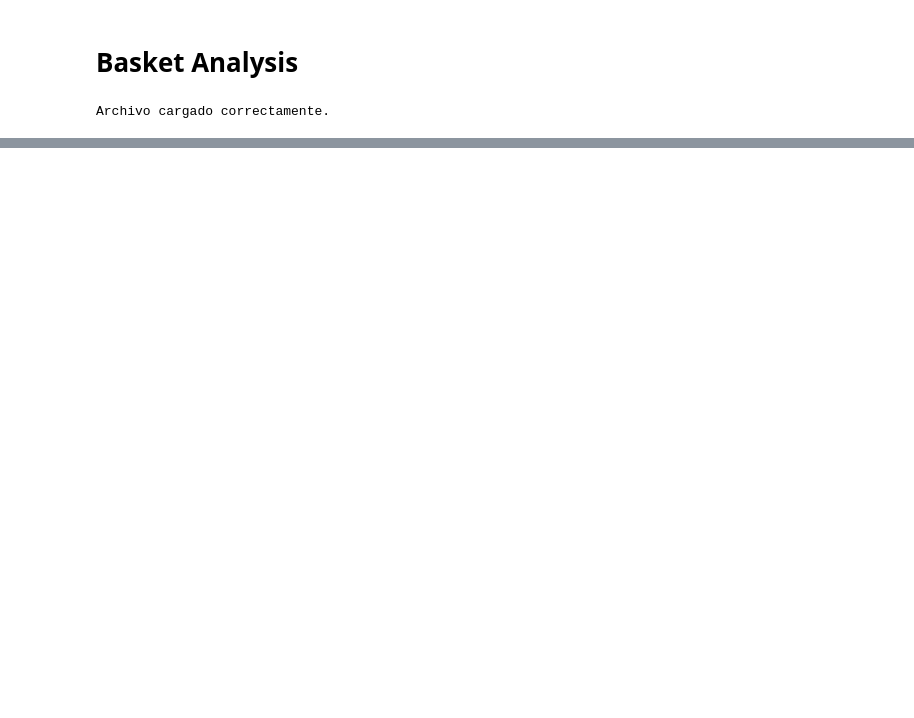
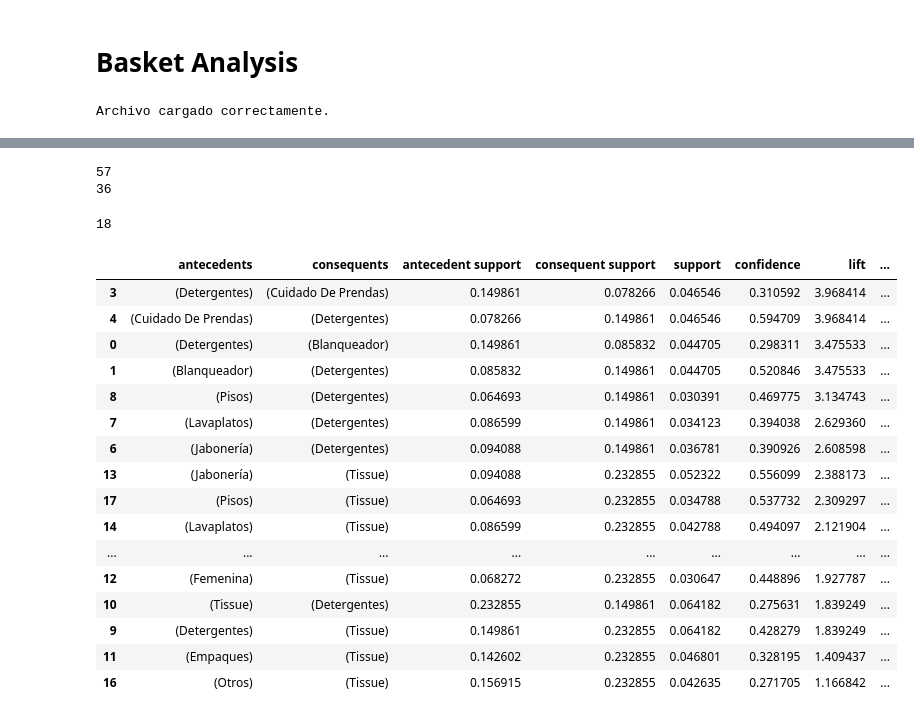
Before and after one commit to ZabakJL/ProyectoMiniMarket, a Jupyter notebook: notebooks/03_basket_analysis.ipynb, the cells around one changed output, grey strips where cells are left out. Cells and saved outputs as stored; diff of their text form; code cells hidden in the pictures; blank space fills up the shorter version.

```diff
--- a/notebooks/03_basket_analysis.ipynb
+++ b/notebooks/03_basket_analysis.ipynb
@@ -84,0 +172,58 @@ fig = vdf.graficar_coordenadas_paralelas(mejores_reglas_apriori)
+# %%
+#### Crear un grid de parámetros para probar
+parametros_grid = list(ParameterGrid({
+    'soporte_minimo': [0.02],
+    'confianza_minima': [0.25]
+}))
+
+# Calibrar Apriori
+mejor_configuracion_apriori, mejores_reglas_apriori, itemsets_frecuentes_apriori = ba.calibrar_apriori(datos, parametros_grid)
+
+print(len(mejores_reglas_apriori))
+
+# Mostrar el top 10 de reglas de Apriori
+mejores_reglas_apriori.sort_values(by='lift', ascending=False)
+
+# Crear la columna combinada con el conjunto de antecedents y consequents
+mejores_reglas_apriori['combinacion'] = mejores_reglas_apriori.apply(lambda row: frozenset(row['antecedents']).union(row['consequents']), axis=1)
+
+# Obtener combinaciones únicas
+combinaciones_unicas = mejores_reglas_apriori.drop_duplicates(subset='combinacion')
+
+print(len(combinaciones_unicas))
+# %% [output]
+57
+36
+# %%
+### Crear un grid de parámetros para probar
+parametros_grid = list(ParameterGrid({
+    'soporte_minimo': [0.03],
+    'confianza_minima': [0.25]
+}))
+
+# Calibrar Apriori
+mejor_configuracion_apriori, mejores_reglas_apriori, itemsets_frecuentes_apriori = ba.calibrar_apriori(datos, parametros_grid)
+
+print(len(mejores_reglas_apriori))
+
+# Mostrar el top 10 de reglas de Apriori
+mejores_reglas_apriori.sort_values(by='lift', ascending=False)
+# %% [output]
+18
+|  | antecedents | consequents | antecedent support | consequent support | support | confidence | lift | ... |
+| 3 | (Detergentes) | (Cuidado De Prendas) | 0.149861 | 0.078266 | 0.046546 | 0.310592 | 3.968414 | ... |
+| 4 | (Cuidado De Prendas) | (Detergentes) | 0.078266 | 0.149861 | 0.046546 | 0.594709 | 3.968414 | ... |
+| 0 | (Detergentes) | (Blanqueador) | 0.149861 | 0.085832 | 0.044705 | 0.298311 | 3.475533 | ... |
+| 1 | (Blanqueador) | (Detergentes) | 0.085832 | 0.149861 | 0.044705 | 0.520846 | 3.475533 | ... |
+| 8 | (Pisos) | (Detergentes) | 0.064693 | 0.149861 | 0.030391 | 0.469775 | 3.134743 | ... |
+| 7 | (Lavaplatos) | (Detergentes) | 0.086599 | 0.149861 | 0.034123 | 0.394038 | 2.629360 | ... |
+| 6 | (Jabonería) | (Detergentes) | 0.094088 | 0.149861 | 0.036781 | 0.390926 | 2.608598 | ... |
+| 13 | (Jabonería) | (Tissue) | 0.094088 | 0.232855 | 0.052322 | 0.556099 | 2.388173 | ... |
+| 17 | (Pisos) | (Tissue) | 0.064693 | 0.232855 | 0.034788 | 0.537732 | 2.309297 | ... |
+| 14 | (Lavaplatos) | (Tissue) | 0.086599 | 0.232855 | 0.042788 | 0.494097 | 2.121904 | ... |
+| ... | ... | ... | ... | ... | ... | ... | ... | ... |
+| 12 | (Femenina) | (Tissue) | 0.068272 | 0.232855 | 0.030647 | 0.448896 | 1.927787 | ... |
+| 10 | (Tissue) | (Detergentes) | 0.232855 | 0.149861 | 0.064182 | 0.275631 | 1.839249 | ... |
+| 9 | (Detergentes) | (Tissue) | 0.149861 | 0.232855 | 0.064182 | 0.428279 | 1.839249 | ... |
+| 11 | (Empaques) | (Tissue) | 0.142602 | 0.232855 | 0.046801 | 0.328195 | 1.409437 | ... |
+| 16 | (Otros) | (Tissue) | 0.156915 | 0.232855 | 0.042635 | 0.271705 | 1.166842 | ... |
```
Also changed, not shown: parts of 12 cells of this notebook, 3 other files.
